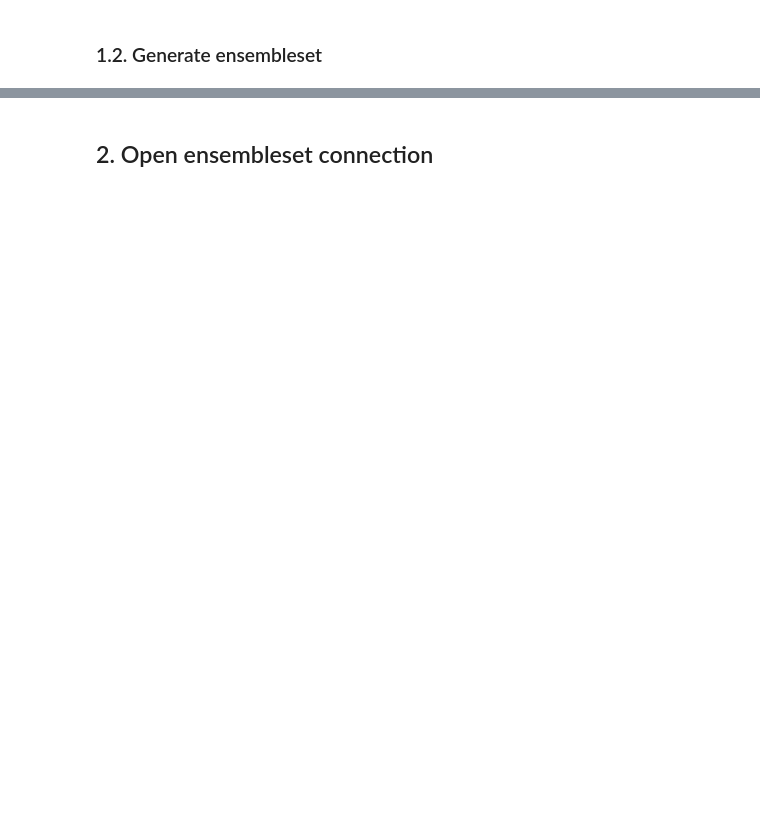
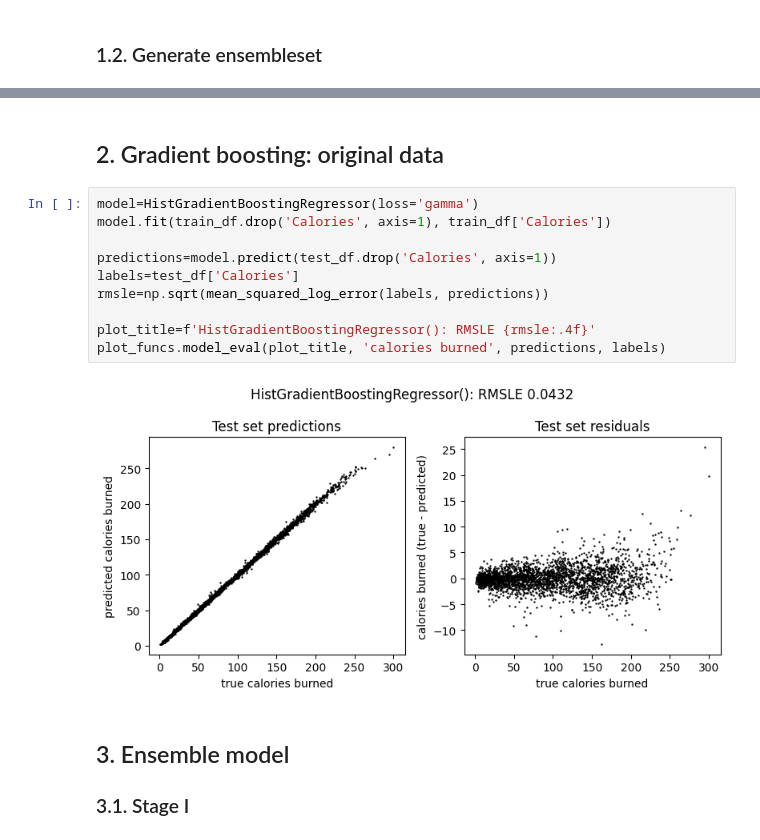
Before and after one commit to gperdrizet/engineered-datasets, a Jupyter notebook: examples/regression_calorie_burn.ipynb, the cells around one changed output, grey strips where cells are left out. Saved outputs shown, nothing was run; the diff lists cells and outputs as text; blank space fills up the shorter version.

```diff
--- a/examples/regression_calorie_burn.ipynb
+++ b/examples/regression_calorie_burn.ipynb
@@ -33,3 +73,19 @@ data_ensemble.make_datasets(
 # %% [markdown]
-## 2. Open ensembleset connection
+## 2. Gradient boosting: original data
+# %%
+model=HistGradientBoostingRegressor(loss='gamma')
+model.fit(train_df.drop('Calories', axis=1), train_df['Calories'])
+
+predictions=model.predict(test_df.drop('Calories', axis=1))
+labels=test_df['Calories']
+rmsle=np.sqrt(mean_squared_log_error(labels, predictions))
+
+plot_title=f'HistGradientBoostingRegressor(): RMSLE {rmsle:.4f}'
+plot_funcs.model_eval(plot_title, 'calories burned', predictions, labels)
+# %% [output]
+[figure, added]
+# %% [markdown]
+## 3. Ensemble model
+
+### 3.1. Stage I
 # %%
```
Also changed, not shown: parts of 5 cells of this notebook, 1 other file.
